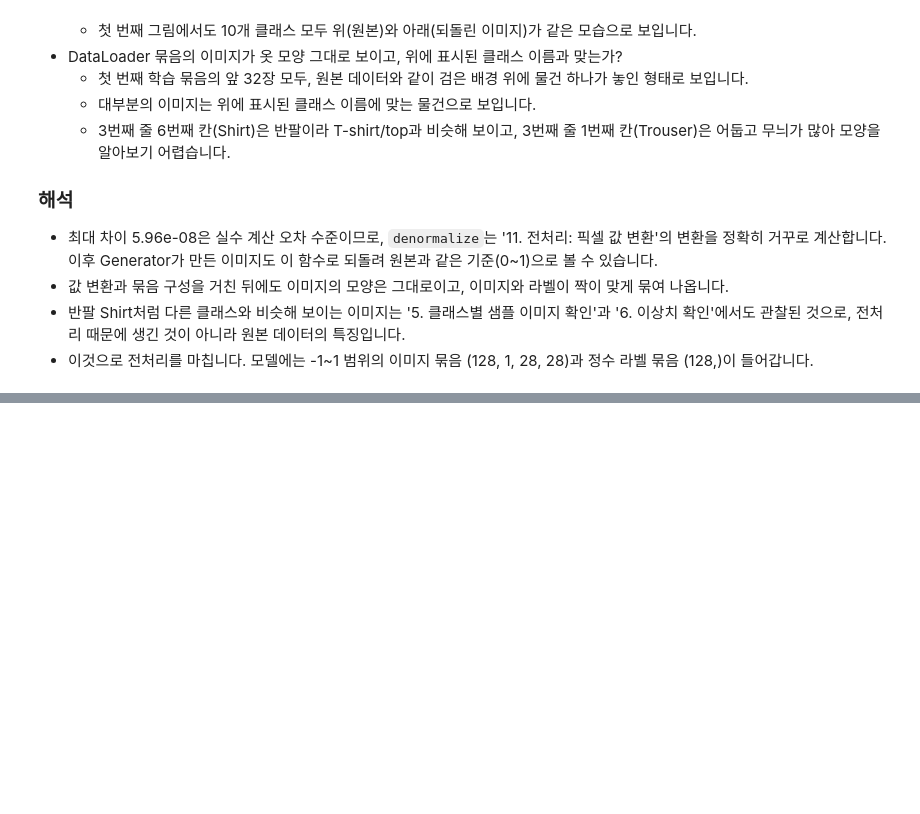
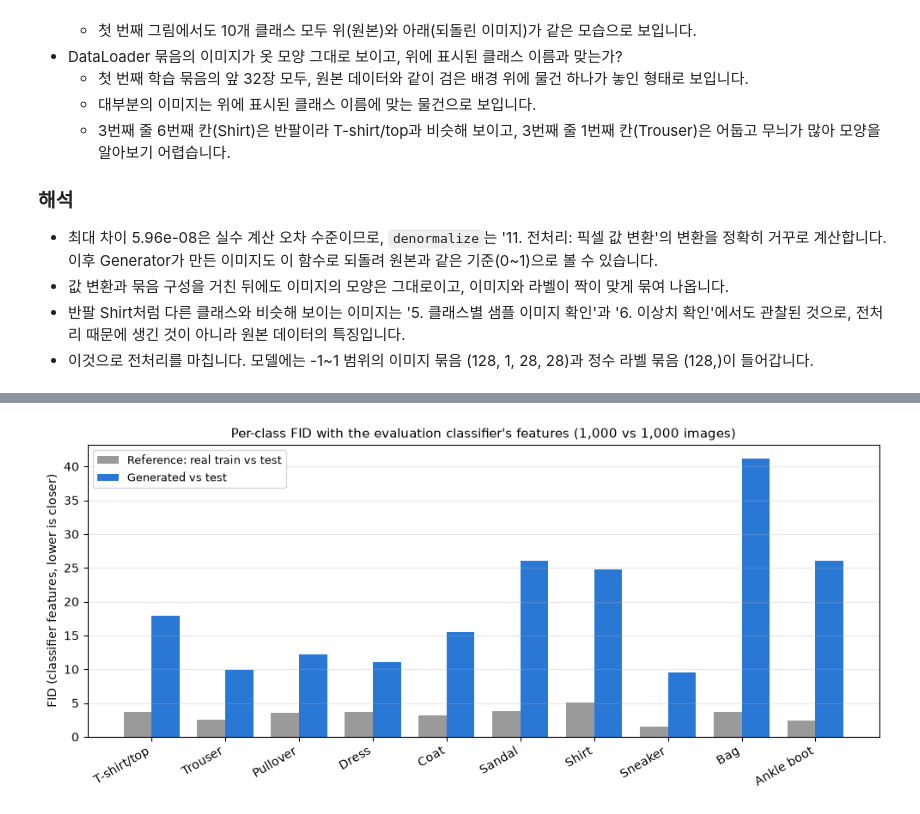
Before and after one commit to raewoo0908/code_it_image_generation, a Jupyter notebook: eda/eda_jaeone.ipynb, the cells around one changed output, grey strips where cells are left out. Cells and saved outputs as stored; diff of their text form; code cells hidden in the pictures; blank space fills up the shorter version.

```diff
--- a/eda/eda_jaeone.ipynb
+++ b/eda/eda_jaeone.ipynb
@@ -1177,0 +2347,84 @@ plt.show()
+# %%
+# 22-1. 기준값용 학습 이미지 뽑기 (클래스당 1,000장, 시드 고정)
+#  - train_dataset_gan : '11. 전처리: 픽셀 값 변환'의 -1~1 학습 데이터셋
+REF_SEED = 42
+ref_rng = torch.Generator().manual_seed(REF_SEED)
+train_targets = train_dataset_gan.targets   # (60000,) 학습 이미지의 클래스 번호
+
+ref_idx = []
+for c in range(num_classes):
+    class_idx = torch.nonzero(train_targets == c).squeeze(1)                            # 클래스 c인 이미지 위치
+    picked = torch.randperm(len(class_idx), generator=ref_rng)[:EVAL_PER_CLASS]          # 그중 1,000개를 무작위로
+    ref_idx.append(class_idx[picked])
+ref_idx = torch.cat(ref_idx)
+
+train_ref_images = torch.stack([train_dataset_gan[i][0] for i in ref_idx.tolist()])   # (10000, 1, 28, 28), -1~1
+train_ref_labels = train_targets[ref_idx]                                             # (10000,)
+
+
+# 22-2. 특징 뽑기 (분류기의 마지막 바로 앞 층, 숫자 128개)
+@torch.no_grad()   # 계산만 하므로 학습용 계산 기록은 남기지 않음
+def extract_features_all(images, batch_size=1000):
+    """이미지 묶음 (N, 1, 28, 28)을 받아 특징 (N, 128)을 CPU float64 텐서로 돌려줍니다."""
+    classifier.eval()
+    feats = []
+    for start in range(0, len(images), batch_size):
+        feats.append(classifier.extract_features(images[start:start + batch_size].to(device)).cpu())
+    return torch.cat(feats).double()   # 공분산·고윳값 계산의 정밀도를 위해 float64
+
+
+feat_test = extract_features_all(test_images_gan)
+feat_gen = extract_features_all(gen_images)
+feat_train = extract_features_all(train_ref_images)
+print(f"특징 shape : 테스트 {tuple(feat_test.shape)}, 생성 {tuple(feat_gen.shape)}, 학습(기준) {tuple(feat_train.shape)}")
+
+
+# 22-3. FID 계산 함수
+#  - FID = |평균 차이|^2 + Tr(Σa + Σb - 2 (Σa Σb)^(1/2))
+#  - Tr((Σa Σb)^(1/2)) = Σa Σb의 고윳값에 제곱근을 씌워 더한 값
+def compute_fid(feat_a, feat_b):
+    """두 특징 묶음 (N, d)의 FID를 계산합니다."""
+    mu_a, mu_b = feat_a.mean(dim=0), feat_b.mean(dim=0)
+    cov_a, cov_b = torch.cov(feat_a.T), torch.cov(feat_b.T)   # (d, d) 공분산 (torch.cov는 행 = 변수)
+    eigvals = torch.linalg.eigvals(cov_a @ cov_b).real.clamp(min=0)   # 계산 오차로 생기는 아주 작은 음수·허수 부분 제거
+    fid_value = (mu_a - mu_b).pow(2).sum() + cov_a.trace() + cov_b.trace() - 2 * eigvals.sqrt().sum()
+    return fid_value.item()
+
+
+# 22-4. 계산 확인: 같은 묶음끼리의 FID는 0에 가까워야 함
+print(f"\n계산 확인 - 테스트 vs 테스트 FID : {compute_fid(feat_test, feat_test):.6f}")
+
+
+# 22-5. 전체 FID (10,000장 vs 10,000장)
+fid_ref_all = compute_fid(feat_train, feat_test)
+fid_gen_all = compute_fid(feat_gen, feat_test)
+print("\n전체 FID (10,000장 vs 10,000장)")
+print(f"  기준값 (학습 vs 테스트) : {fid_ref_all:.2f}")
+print(f"  생성 vs 테스트 : {fid_gen_all:.2f} → 기준값의 {fid_gen_all / fid_ref_all:.1f}배")
+
+
+# 22-6. 클래스별 FID (1,000장 vs 1,000장)
+fid_ref_per_class, fid_gen_per_class = [], []
+print("\n클래스별 FID (1,000장 vs 1,000장)")
+for c in range(num_classes):
+    fid_ref_per_class.append(compute_fid(feat_train[train_ref_labels == c], feat_test[test_labels_gan == c]))
+    fid_gen_per_class.append(compute_fid(feat_gen[gen_labels == c], feat_test[test_labels_gan == c]))
+    ratio = fid_gen_per_class[c] / fid_ref_per_class[c]
+    print(f"  {class_names[c]:<12} : 기준값 {fid_ref_per_class[c]:7.2f} | 생성 {fid_gen_per_class[c]:7.2f} | 기준값의 {ratio:4.1f}배")
+
+
+# 22-7. 그림: 클래스별 FID (기준값 회색, 생성 #2a78d6)
+x = np.arange(num_classes)
+bar_width = 0.38
+fig, ax = plt.subplots(figsize=(10, 4.5))
+ax.bar(x - bar_width / 2, fid_ref_per_class, bar_width, color="#9a9a9a", label="Reference: real train vs test")
+ax.bar(x + bar_width / 2, fid_gen_per_class, bar_width, color="#2a78d6", label="Generated vs test")
+ax.set_xticks(x)
+ax.set_xticklabels(class_names, rotation=30, ha="right")
+ax.set_ylabel("FID (classifier features, lower is closer)")
+ax.set_title("Per-class FID with the evaluation classifier's features (1,000 vs 1,000 images)", fontsize=11)
+ax.grid(axis="y", alpha=0.3)
+ax.legend(fontsize=9)
+plt.tight_layout()
+plt.show()
+# %% [output]
@@ -1177,0 +2450 @@ plt.show()
+[figure, added]
```
Also changed, not shown: parts of 39 cells of this notebook, 2 other files.
